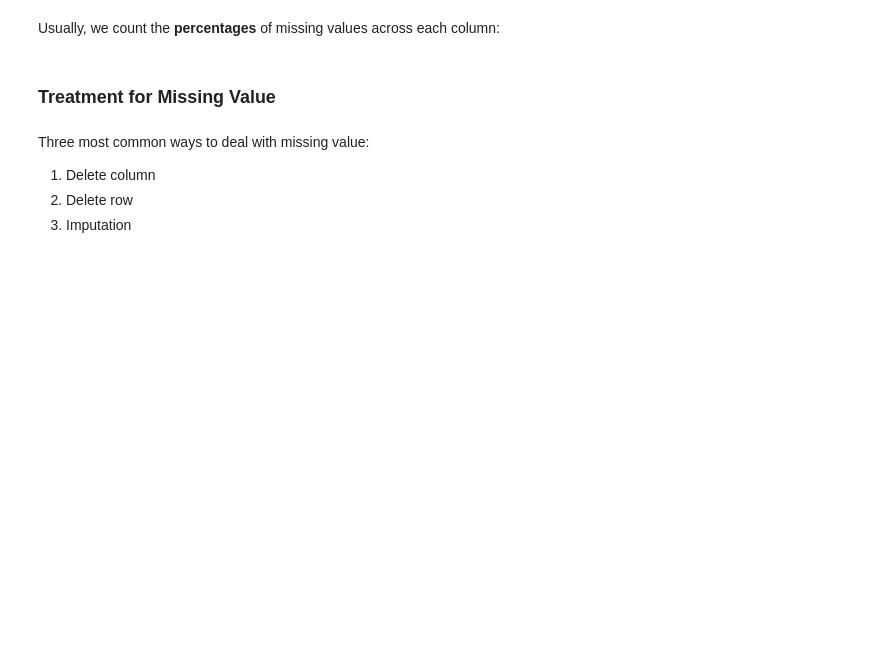
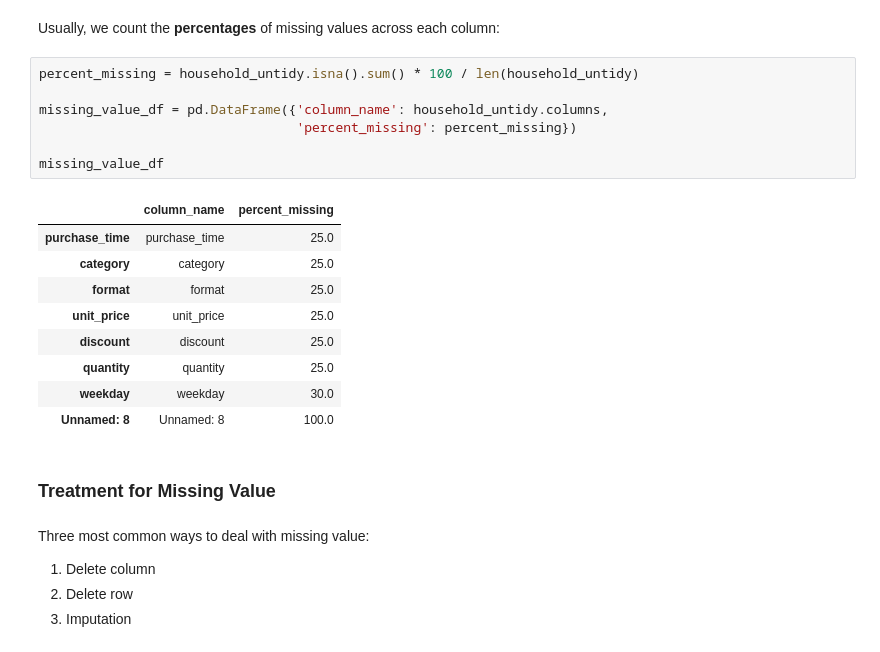
Before and after one commit to mulutbrah/data-analysis-lab, a Jupyter notebook: inclass_EDA_day2.ipynb, the cells around one changed output. Drawn from its saved outputs; the diff is of its cells as text; blank space fills up the shorter version.

```diff
--- a/inclass_EDA_day2.ipynb
+++ b/inclass_EDA_day2.ipynb
@@ -1668,5 +1716,22 @@ household_untidy.isna().sum()
 # %% [markdown]
 Usually, we count the **percentages** of missing values across each column:
+# %%
+percent_missing = household_untidy.isna().sum() * 100 / len(household_untidy)
+
+missing_value_df = pd.DataFrame({'column_name': household_untidy.columns,
+                                 'percent_missing': percent_missing})
+
+missing_value_df
+# %% [output]
+|  | column_name | percent_missing |
+| purchase_time | purchase_time | 25.0 |
+| category | category | 25.0 |
+| format | format | 25.0 |
+| unit_price | unit_price | 25.0 |
+| discount | discount | 25.0 |
+| quantity | quantity | 25.0 |
+| weekday | weekday | 30.0 |
+| Unnamed: 8 | Unnamed: 8 | 100.0 |
 # %% [markdown]
 ### Treatment for Missing Value
 # %% [markdown]
```
Also changed, not shown: parts of 17 cells of this notebook.
